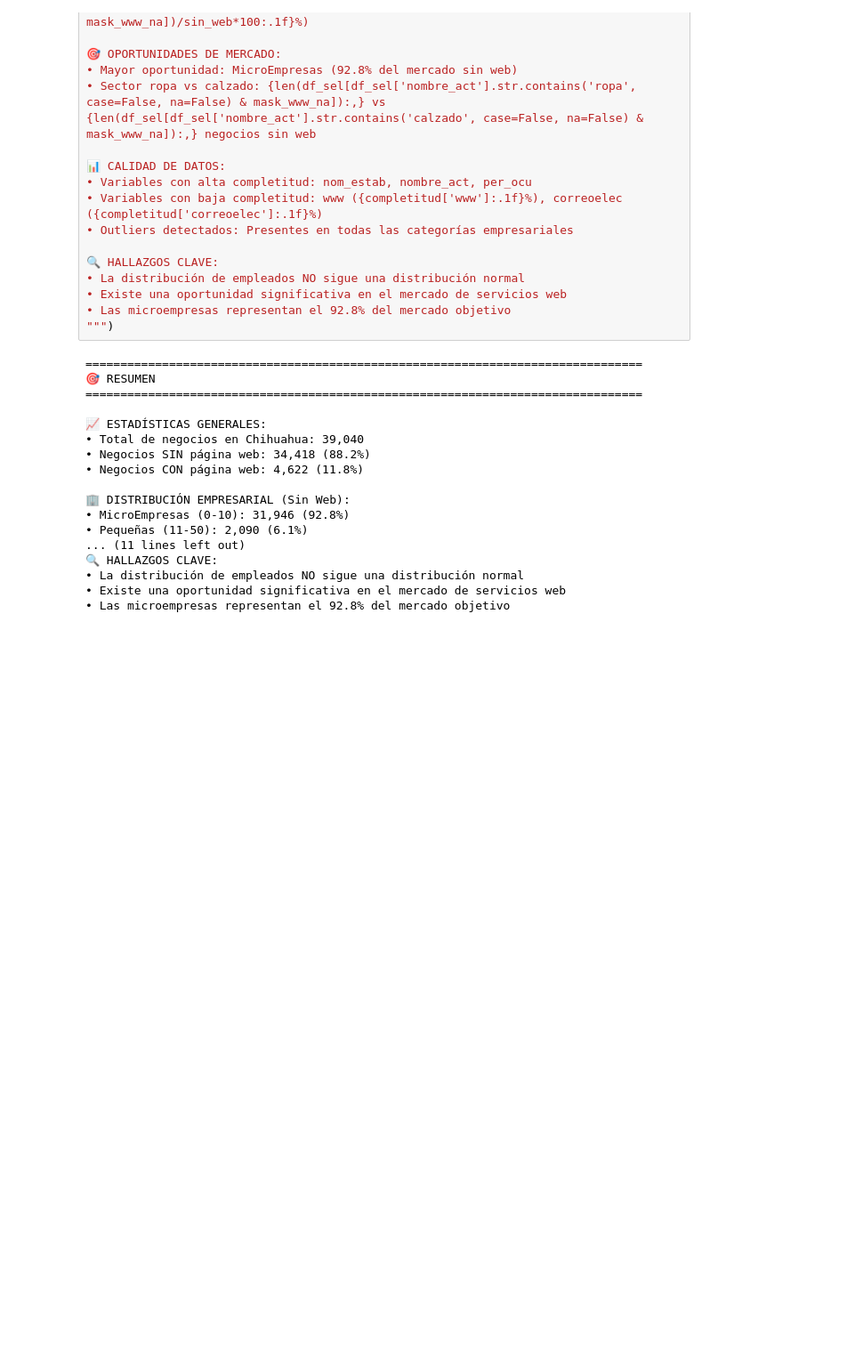
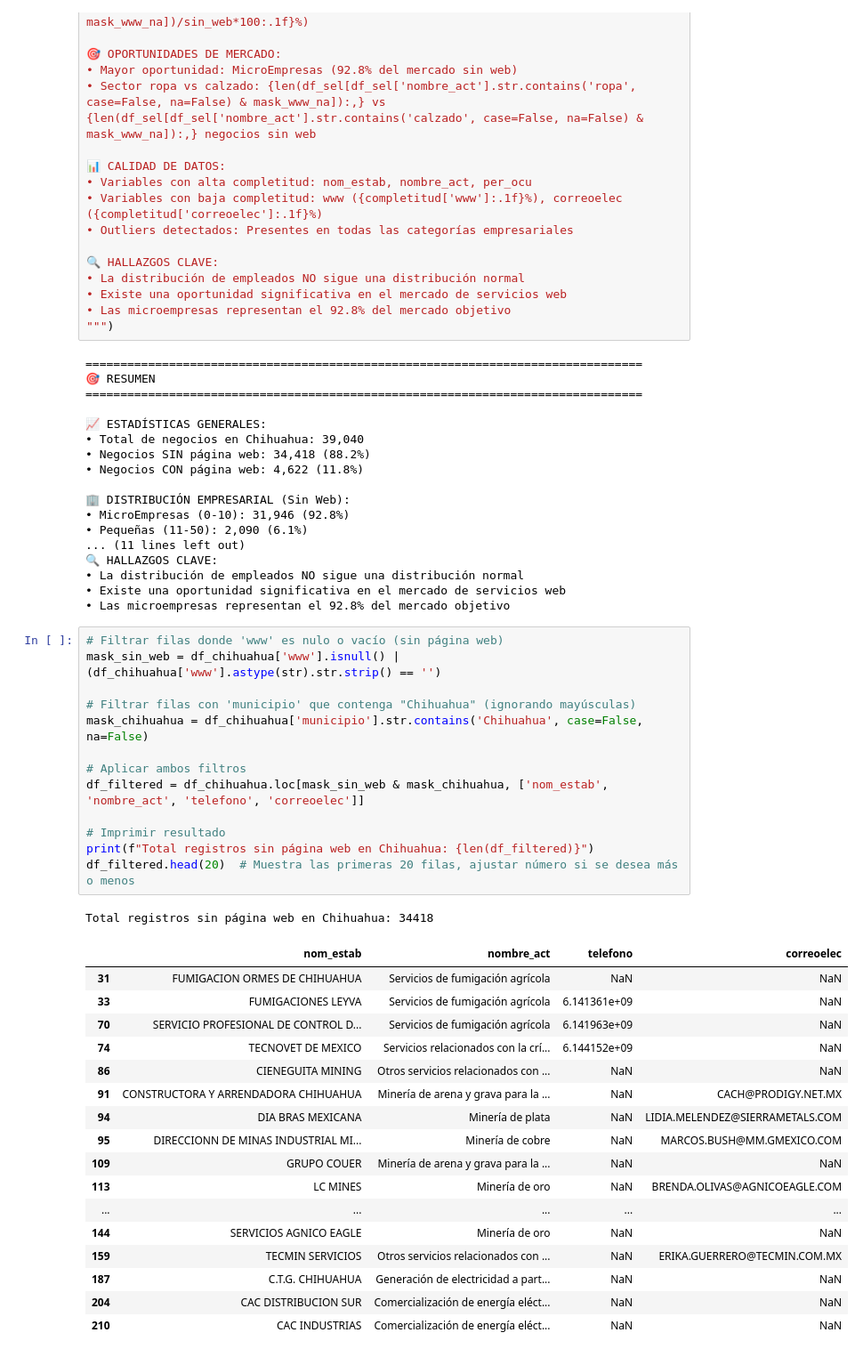
Before and after one commit to engineerchacon/Maestria-en-Inteligencia-Artificial-y-Analitica-de-Datos-Colab-Files, a Jupyter notebook: Entrega_Final_del_Proyecto_de_Análisis_Exploratorio_de_los_Datos_Armando_Chacón_Terrazas.ipynb, the cells around one changed output. Shown at 89% size. Cells and saved outputs as stored; diff of their text form; blank space fills up the shorter version.

```diff
--- a/Entrega_Final_del_Proyecto_de_Análisis_Exploratorio_de_los_Datos_Armando_Chacón_Terrazas.ipynb
+++ b/Entrega_Final_del_Proyecto_de_Análisis_Exploratorio_de_los_Datos_Armando_Chacón_Terrazas.ipynb
@@ -1142,3 +1171,35 @@ print(f"""
 • La distribución de empleados NO sigue una distribución normal
 • Existe una oportunidad significativa en el mercado de servicios web
 • Las microempresas representan el 92.8% del mercado objetivo
+# %%
+# Filtrar filas donde 'www' es nulo o vacío (sin página web)
+mask_sin_web = df_chihuahua['www'].isnull() | (df_chihuahua['www'].astype(str).str.strip() == '')
+
+# Filtrar filas con 'municipio' que contenga "Chihuahua" (ignorando mayúsculas)
+mask_chihuahua = df_chihuahua['municipio'].str.contains('Chihuahua', case=False, na=False)
+
+# Aplicar ambos filtros
+df_filtered = df_chihuahua.loc[mask_sin_web & mask_chihuahua, ['nom_estab', 'nombre_act', 'telefono', 'correoelec']]
+
+# Imprimir resultado
+print(f"Total registros sin página web en Chihuahua: {len(df_filtered)}")
+df_filtered.head(20)  # Muestra las primeras 20 filas, ajustar número si se desea más o menos
+# %% [output]
+Total registros sin página web en Chihuahua: 34418
+|  | nom_estab | nombre_act | telefono | correoelec |
+| 31 | FUMIGACION ORMES DE CHIHUAHUA | Servicios de fumigación agrícola | NaN | NaN |
+| 33 | FUMIGACIONES LEYVA | Servicios de fumigación agrícola | 6.141361e+09 | NaN |
+| 70 | SERVICIO PROFESIONAL DE CONTROL D... | Servicios de fumigación agrícola | 6.141963e+09 | NaN |
+| 74 | TECNOVET DE MEXICO | Servicios relacionados con la crí... | 6.144152e+09 | NaN |
+| 86 | CIENEGUITA MINING | Otros servicios relacionados con ... | NaN | NaN |
+| 91 | CONSTRUCTORA Y ARRENDADORA CHIHUAHUA | Minería de arena y grava para la ... | NaN | CACH@PRODIGY.NET.MX |
+| 94 | DIA BRAS MEXICANA | Minería de plata | NaN | LIDIA.MELENDEZ@SIERRAMETALS.COM |
+| 95 | DIRECCIONN DE MINAS INDUSTRIAL MI... | Minería de cobre | NaN | MARCOS.BUSH@MM.GMEXICO.COM |
+| 109 | GRUPO COUER | Minería de arena y grava para la ... | NaN | NaN |
+| 113 | LC MINES | Minería de oro | NaN | BRENDA.OLIVAS@AGNICOEAGLE.COM |
+| ... | ... | ... | ... | ... |
+| 144 | SERVICIOS AGNICO EAGLE | Minería de oro | NaN | NaN |
+| 159 | TECMIN SERVICIOS | Otros servicios relacionados con ... | NaN | ERIKA.GUERRERO@TECMIN.COM.MX |
+| 187 | C.T.G. CHIHUAHUA | Generación de electricidad a part... | NaN | NaN |
+| 204 | CAC DISTRIBUCION SUR | Comercialización de energía eléct... | NaN | NaN |
+| 210 | CAC INDUSTRIAS | Comercialización de energía eléct... | NaN | NaN |
```
Also changed, not shown: parts of 7 cells of this notebook.
